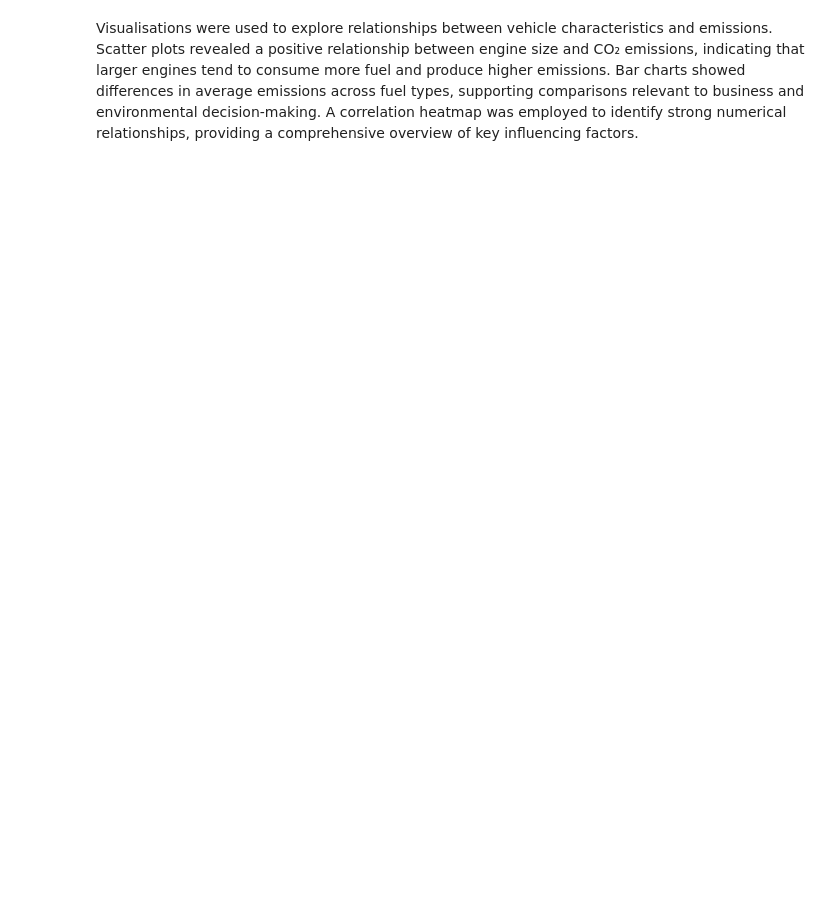
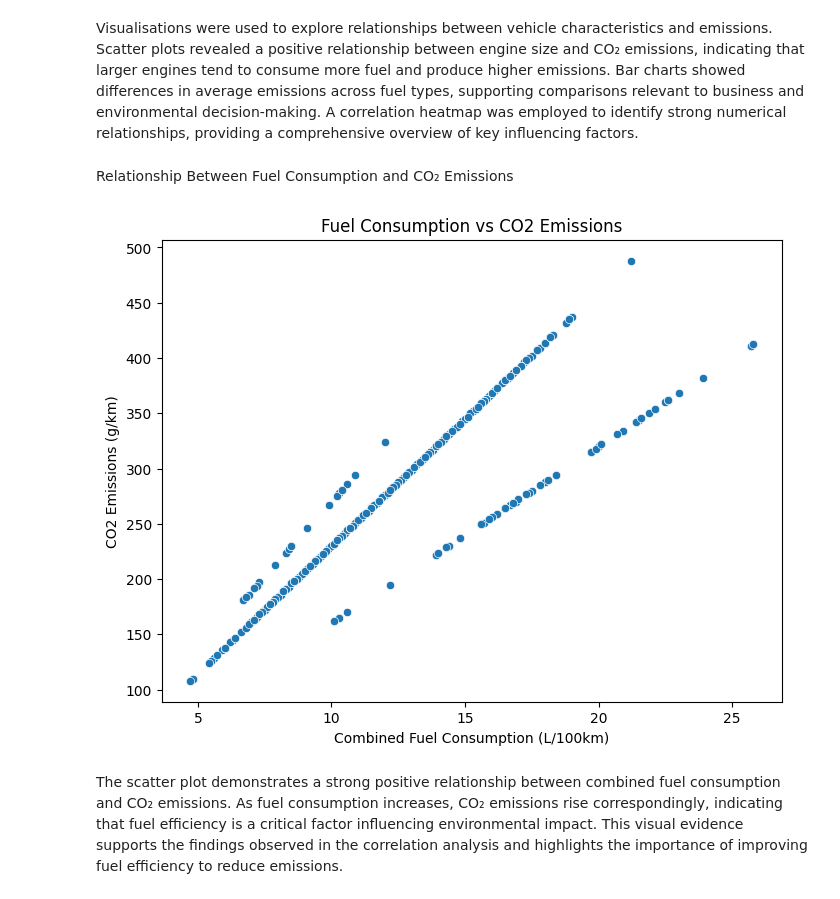
Before and after one commit to SethuSA/CMP7005-Programming-for-data-analysis, a Jupyter notebook: CMP7000_Final_assignment.ipynb, the cells around one changed output. Cells and saved outputs as stored; diff of their text form; code cells hidden in the pictures; blank space fills up the shorter version.

```diff
--- a/CMP7000_Final_assignment.ipynb
+++ b/CMP7000_Final_assignment.ipynb
@@ -132,2 +230,19 @@ plt.show()
 # %% [markdown]
 Visualisations were used to explore relationships between vehicle characteristics and emissions. Scatter plots revealed a positive relationship between engine size and CO₂ emissions, indicating that larger engines tend to consume more fuel and produce higher emissions. Bar charts showed differences in average emissions across fuel types, supporting comparisons relevant to business and environmental decision-making. A correlation heatmap was employed to identify strong numerical relationships, providing a comprehensive overview of key influencing factors.
+# %% [markdown]
+Relationship Between Fuel Consumption and CO₂ Emissions
+# %%
+plt.figure(figsize=(8,6))
+sns.scatterplot(
+    x='FUELCONSUMPTION_COMB',
+    y='CO2EMISSIONS',
+    data=df
+)
+plt.title("Fuel Consumption vs CO2 Emissions")
+plt.xlabel("Combined Fuel Consumption (L/100km)")
+plt.ylabel("CO2 Emissions (g/km)")
+plt.show()
+# %% [output]
+[figure, added]
+# %% [markdown]
+The scatter plot demonstrates a strong positive relationship between combined fuel consumption and CO₂ emissions. As fuel consumption increases, CO₂ emissions rise correspondingly, indicating that fuel efficiency is a critical factor influencing environmental impact. This visual evidence supports the findings observed in the correlation analysis and highlights the importance of improving fuel efficiency to reduce emissions.
```
Also changed, not shown: parts of 26 cells of this notebook.
